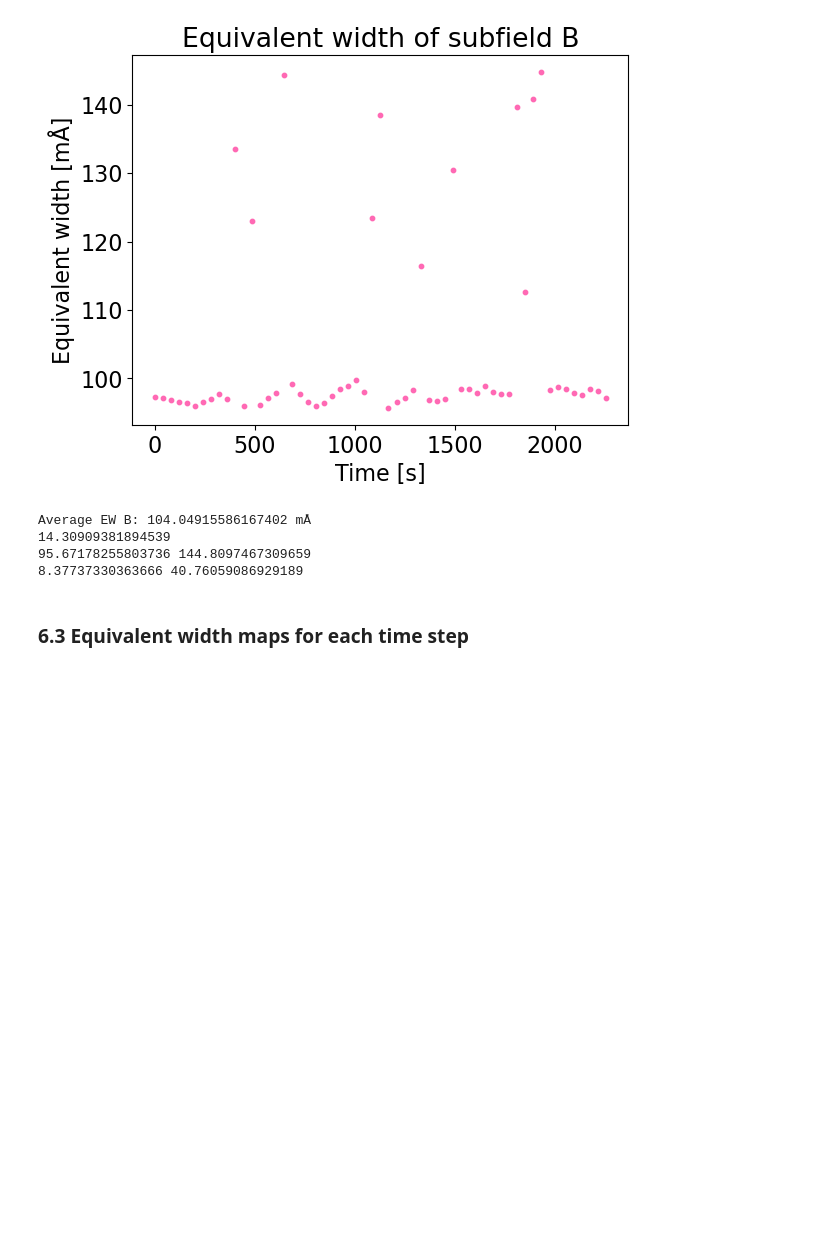
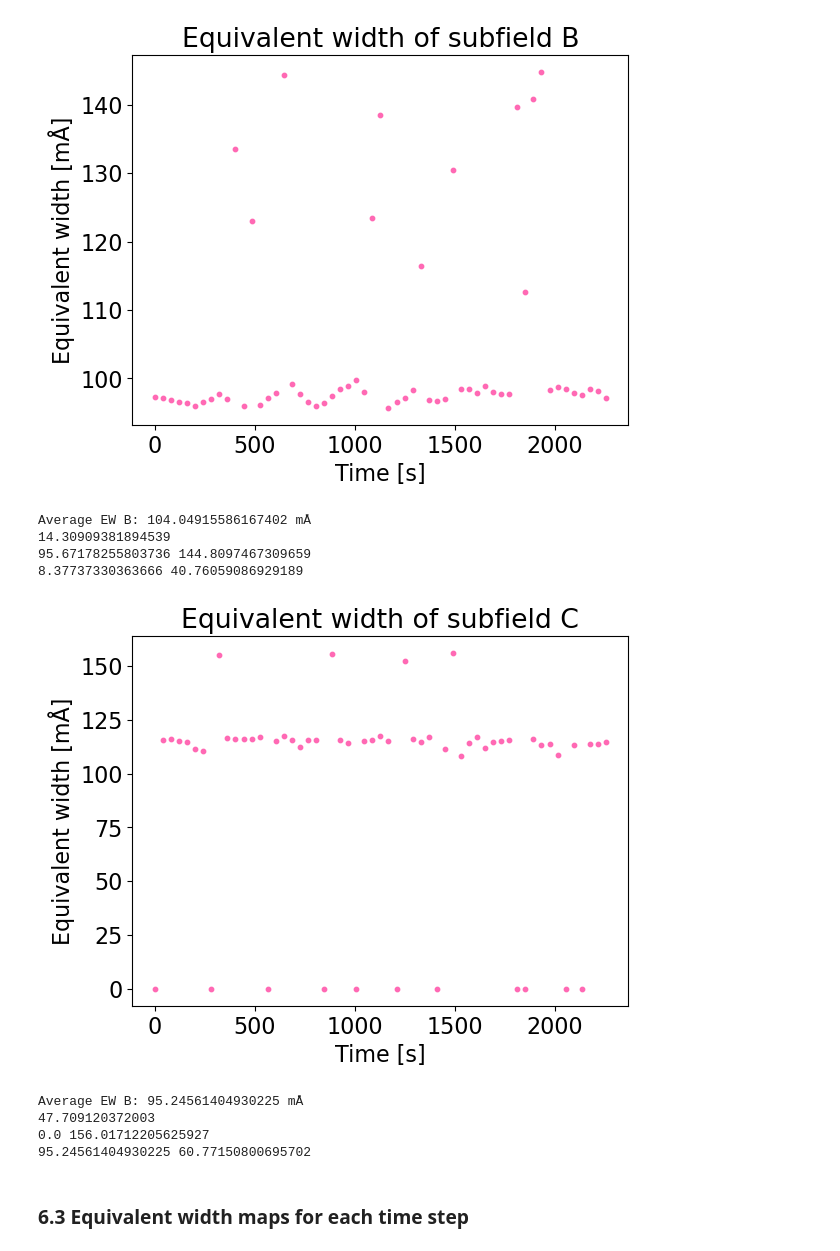
Before and after one commit to rebkabob/solar_and_stellar_physics, a Jupyter notebook: sst4_analysis.ipynb, the cells around one changed output. Cells and saved outputs as stored; diff of their text form; code cells hidden in the pictures; blank space fills up the shorter version.

Commit message:
Equivalent width for C calculated. Missing Doppler velocity

```diff
--- a/sst4_analysis.ipynb
+++ b/sst4_analysis.ipynb
@@ -426,6 +426,15 @@ for t in range(time.size):
     y_data = np.average(subfield_B[t, :], axis = (1, 2))
     x_gauss, y_gauss = _fit_gaussian(wavelength, y_data, nump, thr)
     intensity_avg_B_gaussian[t] = y_gauss
+# %%
+thr = 8
+nump = 1000
+intensity_avg_C_gaussian = np.zeros((time.size, nump))
+x_1000 = np.linspace(wavelength.min(), wavelength.max(), nump)
+for t in range(time.size):
+    y_data = np.average(subfield_C[t, :], axis = (1, 2))
+    x_gauss, y_gauss = _fit_gaussian(wavelength, y_data, nump, thr)
+    intensity_avg_C_gaussian[t] = y_gauss
 # %%
 thr = 8
 nump = 1000
@@ -474,6 +481,6 @@ def create_doppler_maps(data, intensity_avg, time_step, nump, thr):
 # %%
-# doppler_cube_FOV = np.zeros((time.size, intensity.shape[2], intensity.shape[3]))
-# for t in range(len(time)):
-#     print(f"Time step: {t}")
-#     doppler_cube_FOV[t] = create_doppler_maps(intensity, intensity_avg_FOV_gaussian, time_step=t, nump=1000, thr=15)
-# np.save("doppler_cube_FOV.npy", doppler_cube_FOV)
+doppler_cube_C = np.zeros((time.size, subfield_C.shape[2], subfield_C.shape[3]))
+for t in range(len(time)):
+    print(f"Time step: {t}")
+    doppler_cube_C[t] = create_doppler_maps(subfield_C, intensity_avg_C_gaussian, time_step=t, nump=1000, thr=15)
+np.save("doppler_cube_C.npy", doppler_cube_C)
@@ -633,6 +643,28 @@ Average EW B: 104.04915586167402 mÅ
 14.30909381894539
 95.67178255803736 144.8097467309659
 8.37737330363666 40.76059086929189
+# %%
+ew_vals_C = np.zeros(time.size)
+for t in range(len(time)):
+    spat_avg_C = np.average(subfield_C[t, :], axis = (1, 2))
+    ew_vals_C[t] = calculate_ew_val(spat_avg_C, nump=1000, thr=15)
+    #print(f"Time step: {t}, EW: {ew_vals_B[t]} mAA")
+    plt.scatter(time_s[t], ew_vals_C[t], color = "hotpink", s = 10)
+plt.xlabel("Time [s]")
+plt.ylabel("Equivalent width [mÅ]")
+plt.title("Equivalent width of subfield C")
+# plt.savefig("figure/ew_B.png")
+plt.show()
+print(f"Average EW B: {np.mean(ew_vals_C)} mÅ")
+print(np.std(ew_vals_C))
+print(np.min(ew_vals_C), np.max(ew_vals_C))
+print(np.mean(ew_vals_C) - np.min(ew_vals_C), np.max(ew_vals_C) - np.mean(ew_vals_C))
+# %% [output]
+[figure, added]
+Average EW B: 95.24561404930225 mÅ
+47.709120372003
+0.0 156.01712205625927
+95.24561404930225 60.77150800695702
 # %% [markdown]
 ### 6.3 Equivalent width maps for each time step
 # %%
```
Also changed, not shown: parts of 21 cells of this notebook.
